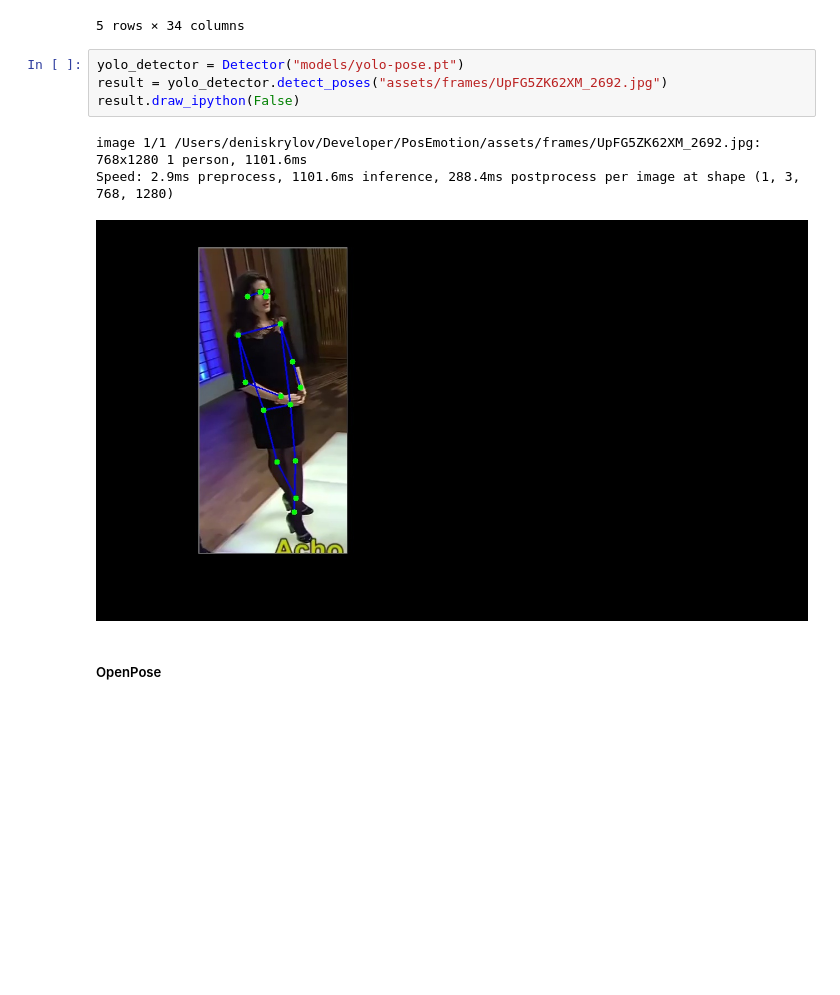
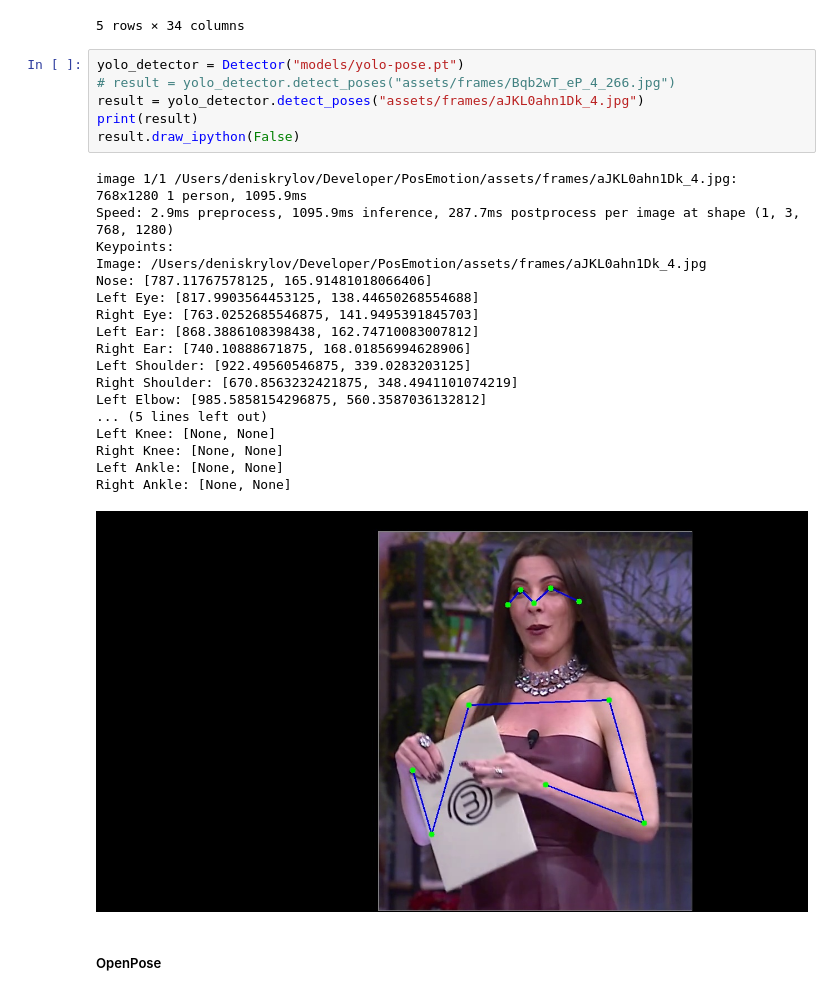
Before and after one commit to denskrlv/PosEmotion, a Jupyter notebook: app.ipynb, the cells around one changed output. Cells and saved outputs as stored; diff of their text form; blank space fills up the shorter version.

```diff
--- a/app.ipynb
+++ b/app.ipynb
@@ -101,12 +103,29 @@ yolo_df.head()
 5 rows × 34 columns
 # %%
 yolo_detector = Detector("models/yolo-pose.pt")
-result = yolo_detector.detect_poses("assets/frames/UpFG5ZK62XM_2692.jpg")
+# result = yolo_detector.detect_poses("assets/frames/Bqb2wT_eP_4_266.jpg")
+result = yolo_detector.detect_poses("assets/frames/aJKL0ahn1Dk_4.jpg")
+print(result)
 result.draw_ipython(False)
 # %% [output]
-image 1/1 /Users/deniskrylov/Developer/PosEmotion/assets/frames/UpFG5ZK62XM_2692.jpg: 768x1280 1 person, 1101.6ms
-Speed: 2.9ms preprocess, 1101.6ms inference, 288.4ms postprocess per image at shape (1, 3, 768, 1280)
+image 1/1 /Users/deniskrylov/Developer/PosEmotion/assets/frames/aJKL0ahn1Dk_4.jpg: 768x1280 1 person, 1095.9ms
+Speed: 2.9ms preprocess, 1095.9ms inference, 287.7ms postprocess per image at shape (1, 3, 768, 1280)
+Keypoints:
+Image: /Users/deniskrylov/Developer/PosEmotion/assets/frames/aJKL0ahn1Dk_4.jpg
+Nose: [787.11767578125, 165.91481018066406]
+Left Eye: [817.9903564453125, 138.44650268554688]
+Right Eye: [763.0252685546875, 141.9495391845703]
+Left Ear: [868.3886108398438, 162.74710083007812]
+Right Ear: [740.10888671875, 168.01856994628906]
+Left Shoulder: [922.49560546875, 339.0283203125]
+Right Shoulder: [670.8563232421875, 348.4941101074219]
+Left Elbow: [985.5858154296875, 560.3587036132812]
+... (5 lines left out)
+Left Knee: [None, None]
+Right Knee: [None, None]
+Left Ankle: [None, None]
+Right Ankle: [None, None]
-[figure, old version]
+[figure, new version]
 # %% [markdown]
 ##### OpenPose
 # %% [markdown]
```
Also changed, not shown: parts of 12 cells of this notebook, 2 other files.
